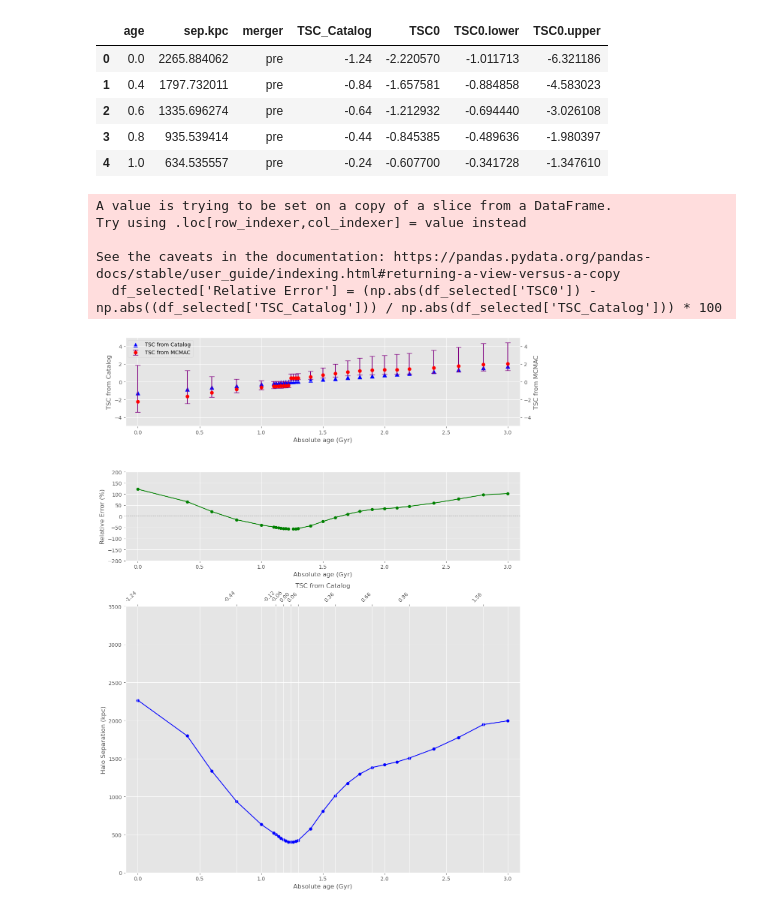
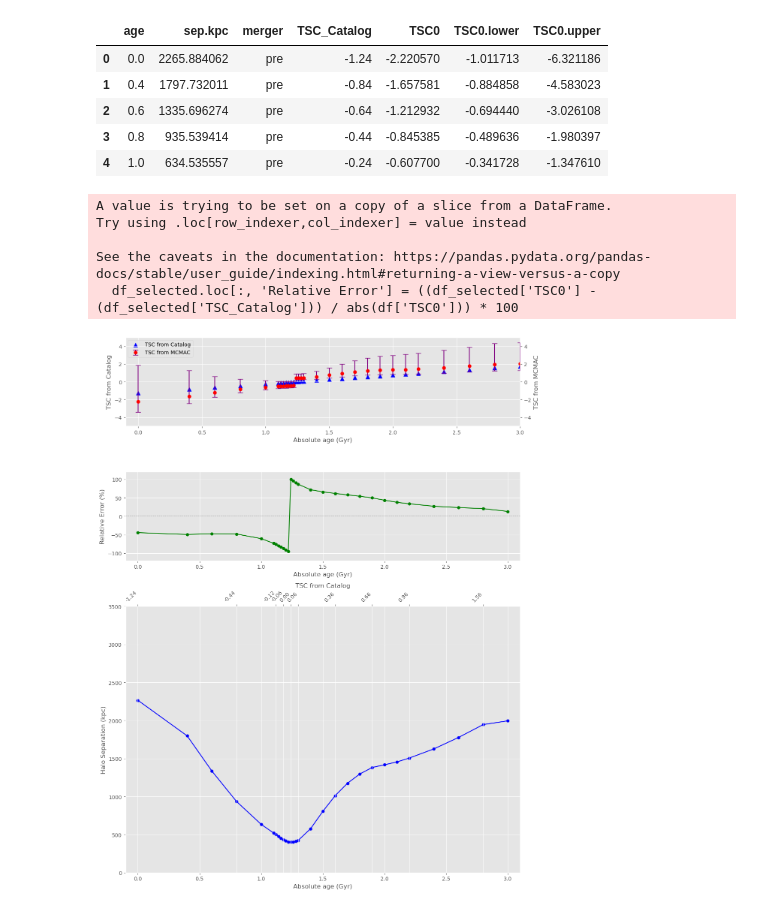
Before and after one commit to ryusei172525/SSP2024_GalaxyClusters, a Jupyter notebook: analysis1.ipynb, the cells around one changed output. Drawn from its saved outputs; the diff is of its cells as text; code cells hidden in the pictures.

Commit message:
fix relative error plots

```diff
--- a/analysis1.ipynb
+++ b/analysis1.ipynb
@@ -805,7 +816,7 @@ import numpy as np
 import pandas as pd
 
 # 相対誤差の計算
-df_selected['Relative Error'] = (np.abs(df_selected['TSC0']) - np.abs((df_selected['TSC_Catalog'])) / np.abs(df_selected['TSC_Catalog'])) * 100
+df_selected.loc[:, 'Relative Error'] = ((df_selected['TSC0'] - (df_selected['TSC_Catalog'])) / abs(df['TSC0'])) * 100
 
 # プロットスタイルの設定
 plt.style.use('ggplot')
@@ -820,7 +831,7 @@ ax1 = fig.add_subplot(gs[0])
 line1 = ax1.scatter(df_selected['age'], df_selected['TSC_Catalog'], label='TSC from Catalog', color='blue', s=64, marker='^')  # markersize=8 equivalent to s=64 in scatter
 ax1.set_xlabel('Absolute age (Gyr)')
 ax1.set_ylabel('TSC from Catalog')
-ax1.set_xlim(-0.1, 3.1)
+ax1.set_xlim(-0.1, 3)
 ax1.set_ylim(-5, 5)
 
 # 第二のy軸としてTSC from MCMACを追加
@@ -839,33 +850,33 @@ ax1.legend(lines, labels, loc='upper left')
 ax3 = fig.add_subplot(gs[1])
 ax3.plot(df_selected['age'], df_selected['Relative Error'], 'g-', label='Relative Error', marker='o', markersize=5)
 ax3.set_xlabel('Absolute age (Gyr)')
 ax3.set_ylabel('Relative Error (%)')
 ax3.set_xlim(-0.1, 3.1)
-ax3.set_ylim(-200, 200)
+ax3.set_ylim(-120, 120)
 ax3.axhline(y=0, color='black', linestyle='--', linewidth=0.7)
 
 # 下部プロット
 ax4 = fig.add_subplot(gs[2])
 ax4.plot(df_selected['age'], df_selected['sep.kpc'], 'b-', label='Halo Separation', marker='o', markersize=5)
 ax4.set_xlabel('Absolute age (Gyr)')
 ax4.set_ylabel('Halo Separation (kpc)')
 ax4.set_xlim(-0.1, 3.1)
 ax4.set_ylim(0, 3500)
 
 # 第二のx軸としてRelative timeを追加
 ax5 = ax4.twiny()
 ax5.set_xlim(ax4.get_xlim())
 ax5.set_xticks(df_selected['age'][::3])  # Display fewer ticks for better readability
 relative_time_labels = [f'{val:.2f}' for val in df_selected['TSC_Catalog'].reindex(df_selected.index, fill_value=0)][::3]
 ax5.set_xticklabels(relative_time_labels, rotation=45, ha='right')
 ax5.set_xlabel('TSC from Catalog')
 
 plt.tight_layout()
 plt.show()
 # %% [output]
 A value is trying to be set on a copy of a slice from a DataFrame.
 Try using .loc[row_indexer,col_indexer] = value instead
 
 See the caveats in the documentation: https://pandas.pydata.org/pandas-docs/stable/user_guide/indexing.html#returning-a-view-versus-a-copy
-  df_selected['Relative Error'] = (np.abs(df_selected['TSC0']) - np.abs((df_selected['TSC_Catalog'])) / np.abs(df_selected['TSC_Catalog'])) * 100
+  df_selected.loc[:, 'Relative Error'] = ((df_selected['TSC0'] - (df_selected['TSC_Catalog'])) / abs(df['TSC0'])) * 100
-[figure, old version]
+[figure, new version]
```
Also changed, not shown: parts of 9 cells of this notebook.
